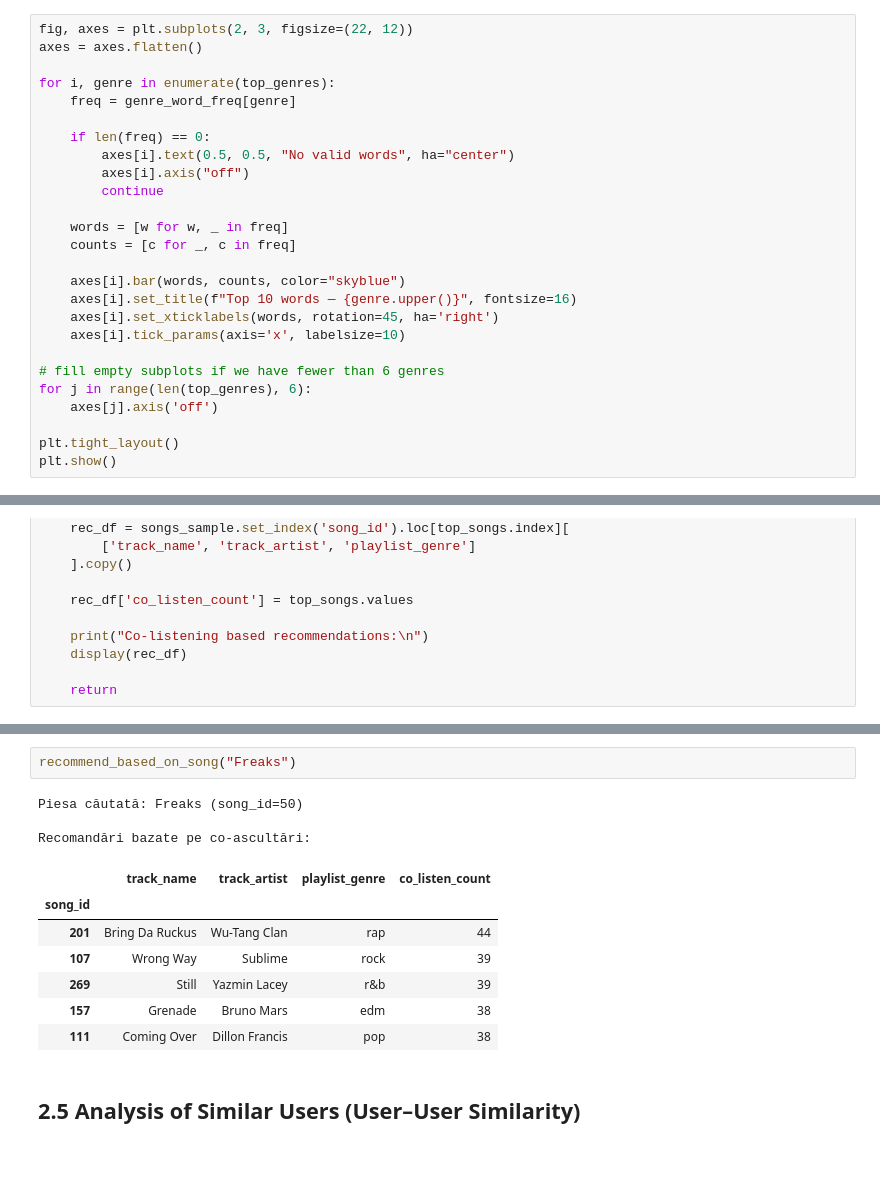
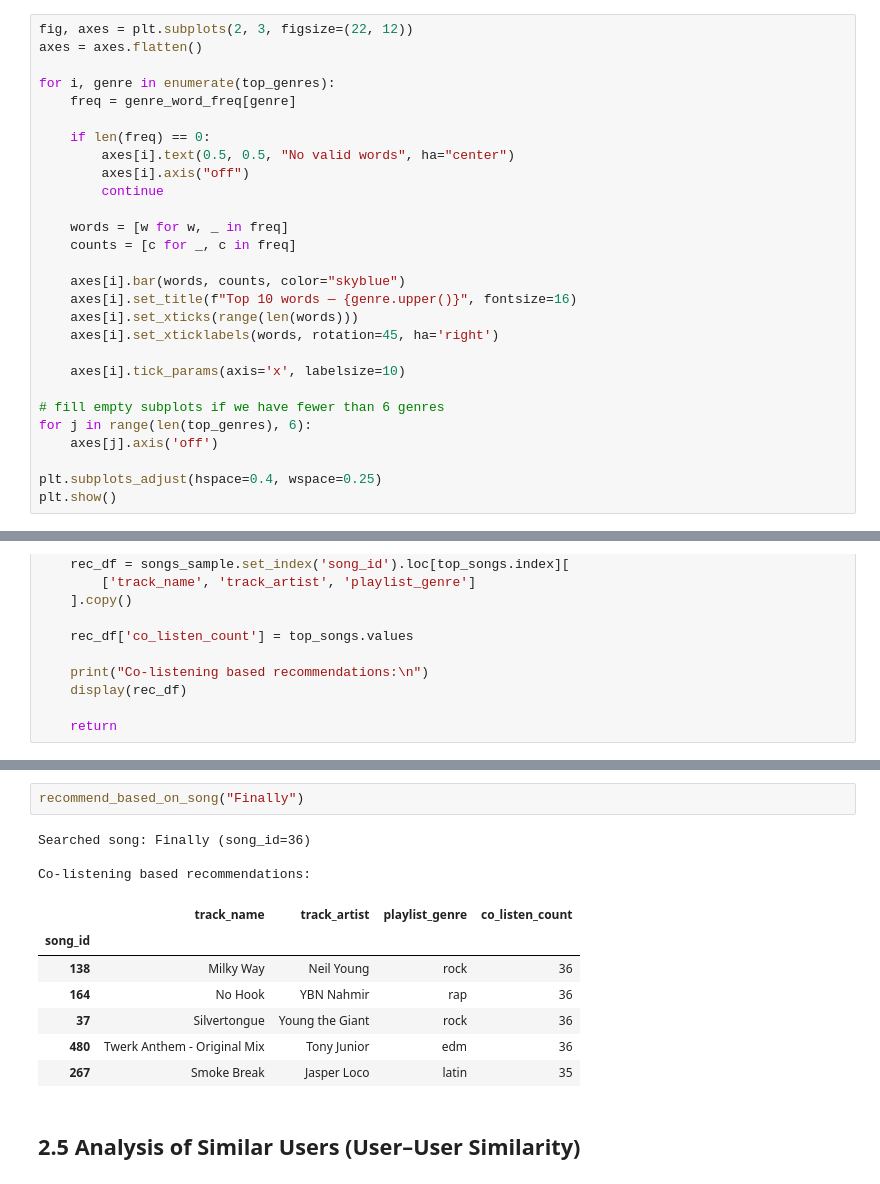
Before and after one commit to andra2602/Music-Recommendation-System-History, a Jupyter notebook: KaggleProiectAMI.ipynb, the cells around one changed output, grey strips where cells are left out. Saved outputs shown, nothing was run; the diff lists cells and outputs as text.

```diff
--- a/KaggleProiectAMI.ipynb
+++ b/KaggleProiectAMI.ipynb
@@ -592,13 +598,15 @@ for i, genre in enumerate(top_genres):
 
     axes[i].bar(words, counts, color="skyblue")
     axes[i].set_title(f"Top 10 words — {genre.upper()}", fontsize=16)
+    axes[i].set_xticks(range(len(words)))
     axes[i].set_xticklabels(words, rotation=45, ha='right')
+
     axes[i].tick_params(axis='x', labelsize=10)
 
 # fill empty subplots if we have fewer than 6 genres
 for j in range(len(top_genres), 6):
     axes[j].axis('off')
 
-plt.tight_layout()
+plt.subplots_adjust(hspace=0.4, wspace=0.25)
 plt.show()
 # %% [output]
@@ -962,16 +971,16 @@ array(['Milk Run', "All My Life I've Wanted A Chevy", 'Black Cat',
 # %%
-recommend_based_on_song("Freaks")
+recommend_based_on_song("Finally")
 # %% [output]
-Piesa căutată: Freaks (song_id=50)
+Searched song: Finally (song_id=36)
 
-Recomandări bazate pe co-ascultări:
+Co-listening based recommendations:
 |  | track_name | track_artist | playlist_genre | co_listen_count |
 | song_id |  |  |  |  |
-| 201 | Bring Da Ruckus | Wu-Tang Clan | rap | 44 |
-| 107 | Wrong Way | Sublime | rock | 39 |
-| 269 | Still | Yazmin Lacey | r&b | 39 |
-| 157 | Grenade | Bruno Mars | edm | 38 |
-| 111 | Coming Over | Dillon Francis | pop | 38 |
+| 138 | Milky Way | Neil Young | rock | 36 |
+| 164 | No Hook | YBN Nahmir | rap | 36 |
+| 37 | Silvertongue | Young the Giant | rock | 36 |
+| 480 | Twerk Anthem - Original Mix | Tony Junior | edm | 36 |
+| 267 | Smoke Break | Jasper Loco | latin | 35 |
 # %% [markdown]
 ## 2.5 Analysis of Similar Users (User–User Similarity)
 # %%
```
Also changed, not shown: parts of 33 cells of this notebook.
